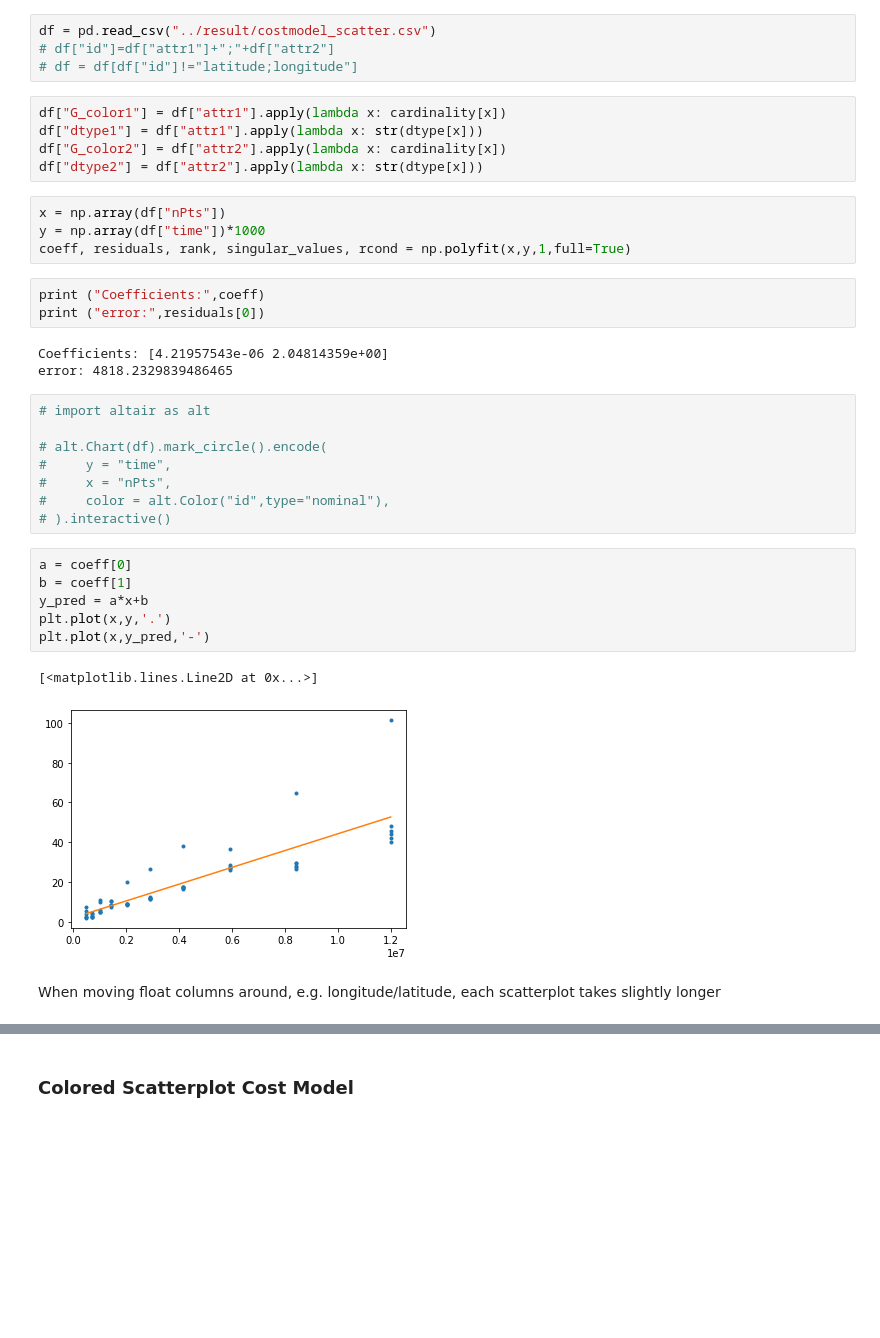
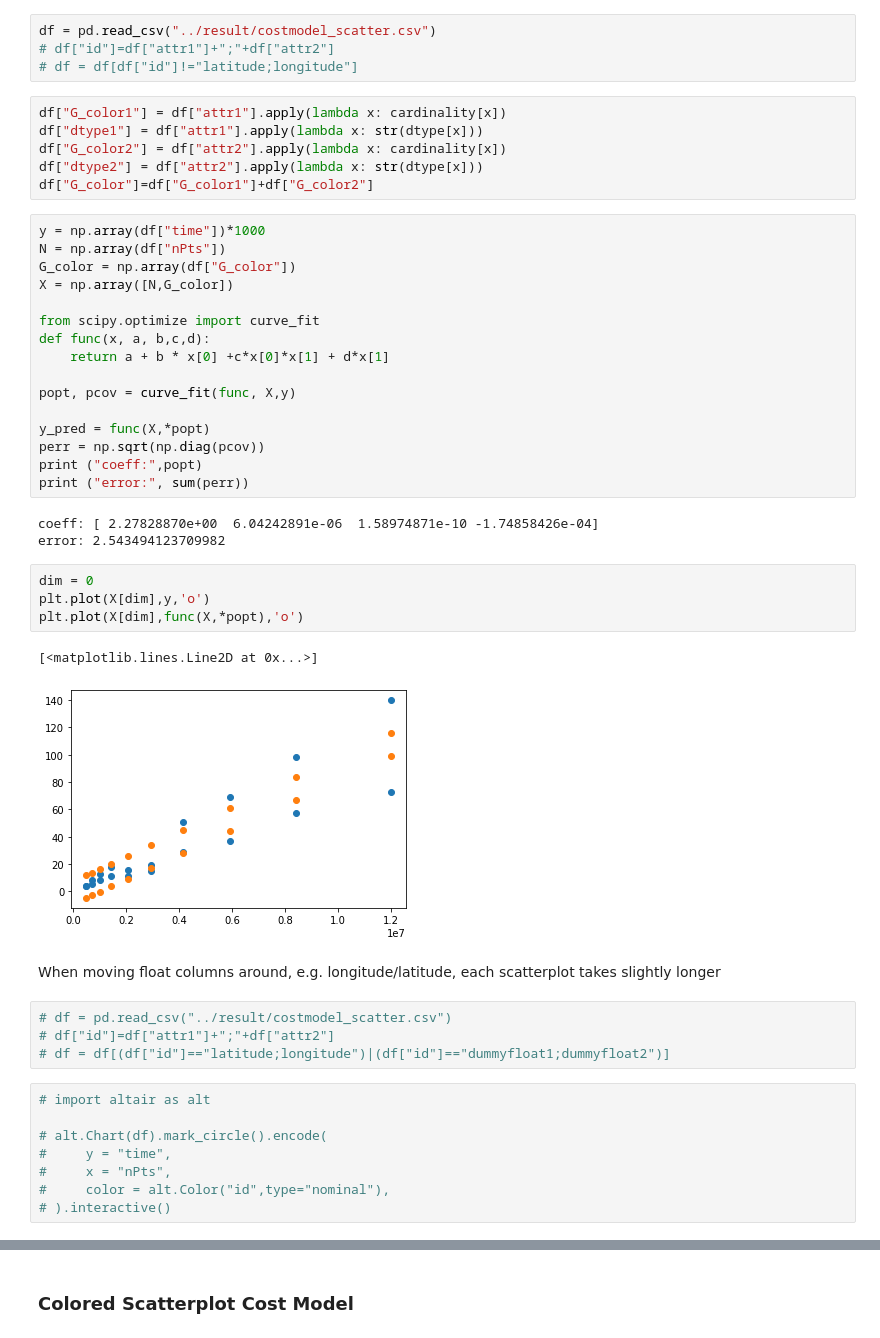
Before and after one commit to lux-org/lux-benchmark, a Jupyter notebook: paper/cost_model_fitting.ipynb, the cells around one changed output, grey strips where cells are left out. Saved outputs shown, nothing was run; the diff lists cells and outputs as text; blank space fills up the shorter version.

```diff
--- a/paper/cost_model_fitting.ipynb
+++ b/paper/cost_model_fitting.ipynb
@@ -54,16 +54,39 @@ df["G_color1"] = df["attr1"].apply(lambda x: cardinality[x])
 df["dtype1"] = df["attr1"].apply(lambda x: str(dtype[x]))
 df["G_color2"] = df["attr2"].apply(lambda x: cardinality[x])
 df["dtype2"] = df["attr2"].apply(lambda x: str(dtype[x]))
+df["G_color"]=df["G_color1"]+df["G_color2"]
-# %%
-x = np.array(df["nPts"])
-y = np.array(df["time"])*1000
-coeff, residuals, rank, singular_values, rcond = np.polyfit(x,y,1,full=True)
-# %%
-print ("Coefficients:",coeff)
-print ("error:",residuals[0])
-# %% [output]
-Coefficients: [4.21957543e-06 2.04814359e+00]
-error: 4818.2329839486465
+# %%
+y = np.array(df["time"])*1000
+N = np.array(df["nPts"])
+G_color = np.array(df["G_color"])
+X = np.array([N,G_color])
+
+from scipy.optimize import curve_fit
+def func(x, a, b,c,d):
+    return a + b * x[0] +c*x[0]*x[1] + d*x[1]
+
+popt, pcov = curve_fit(func, X,y)
+
+y_pred = func(X,*popt)
+perr = np.sqrt(np.diag(pcov))
+print ("coeff:",popt)
+print ("error:", sum(perr))
+# %% [output]
+coeff: [ 2.27828870e+00  6.04242891e-06  1.58974871e-10 -1.74858426e-04]
+error: 2.543494123709982
+# %%
+dim = 0
+plt.plot(X[dim],y,'o')
+plt.plot(X[dim],func(X,*popt),'o')
+# %% [output]
+[<matplotlib.lines.Line2D at 0x...>]
+[figure, added]
+# %% [markdown]
+When moving float columns around, e.g. longitude/latitude, each scatterplot takes slightly longer
+# %%
+# df = pd.read_csv("../result/costmodel_scatter.csv")
+# df["id"]=df["attr1"]+";"+df["attr2"]
+# df = df[(df["id"]=="latitude;longitude")|(df["id"]=="dummyfloat1;dummyfloat2")]
 # %%
 # import altair as alt
 
@@ -72,14 +95,3 @@ error: 4818.2329839486465
 #     x = "nPts",
 #     color = alt.Color("id",type="nominal"),
 # ).interactive()
-# %%
-a = coeff[0]
-b = coeff[1]
-y_pred = a*x+b
-plt.plot(x,y,'.')
-plt.plot(x,y_pred,'-')
-# %% [output]
-[<matplotlib.lines.Line2D at 0x...>]
-[figure, removed]
-# %% [markdown]
-When moving float columns around, e.g. longitude/latitude, each scatterplot takes slightly longer
```
Also changed, not shown: parts of 40 cells of this notebook, 20 other files.
